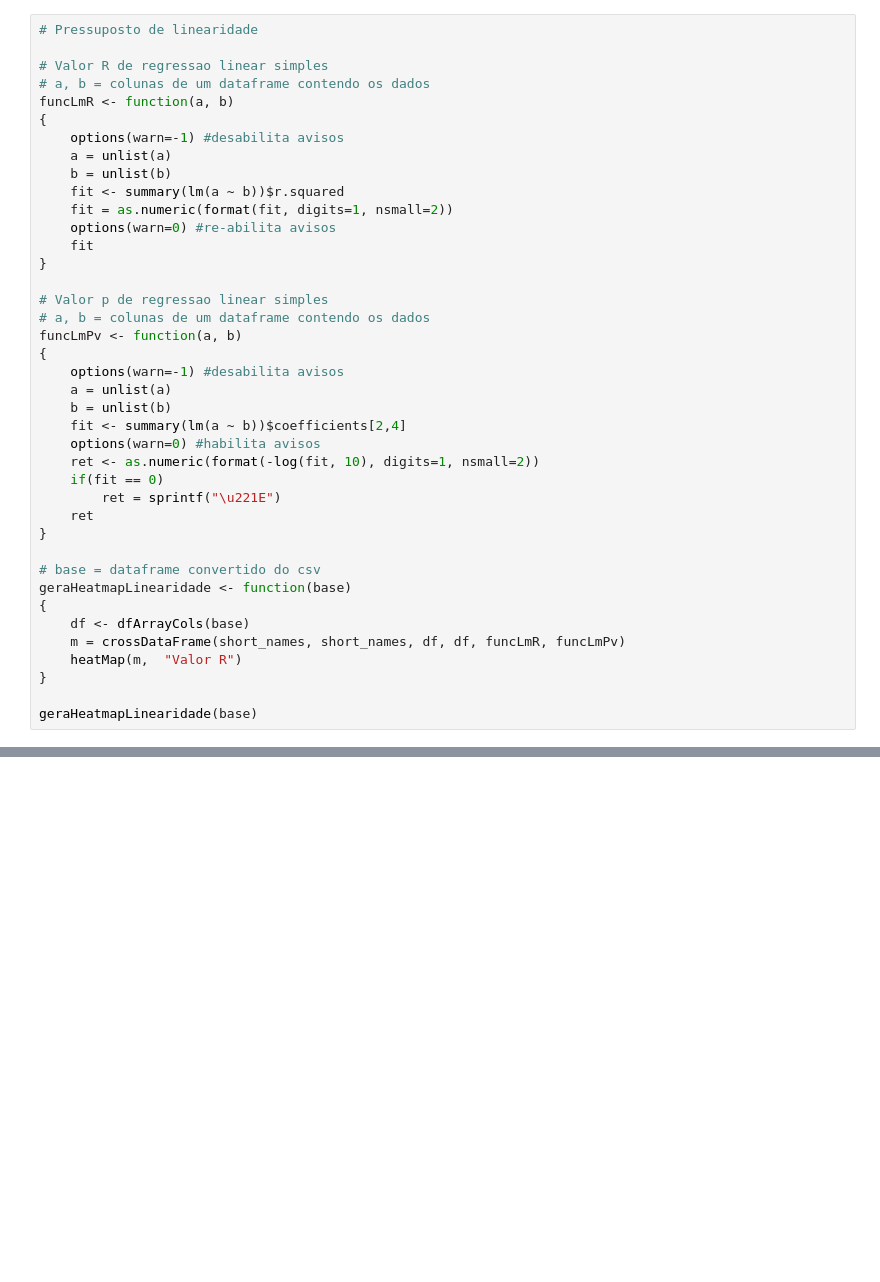
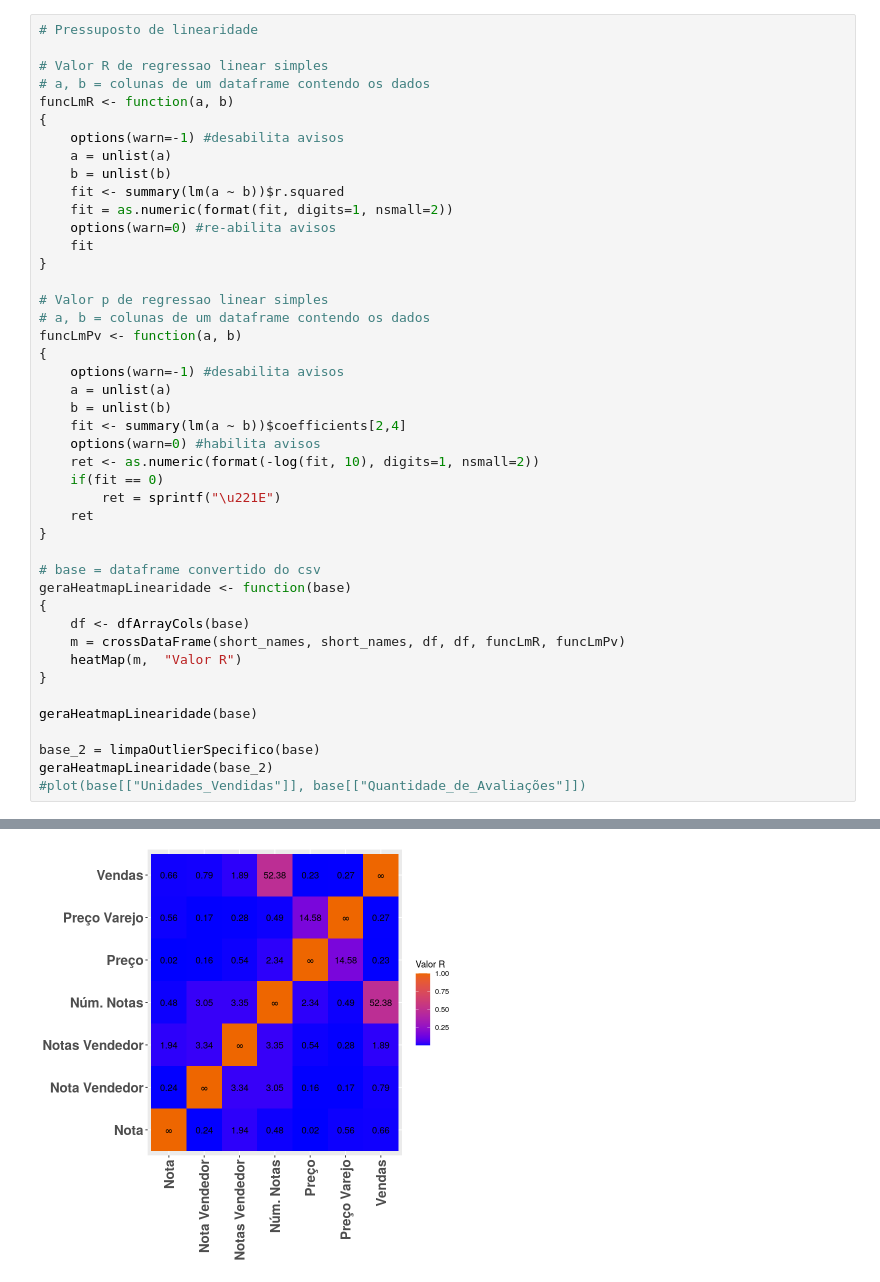
Before and after one commit to AspiranteAudaz/MetodosQuantiativos, a Jupyter notebook: Anova/Pressupostos.ipynb, the cells around one changed output, grey strips where cells are left out. Drawn from its saved outputs; the diff is of its cells as text; blank space fills up the shorter version.

```diff
--- a/Anova/Pressupostos.ipynb
+++ b/Anova/Pressupostos.ipynb
@@ -137,33 +221,38 @@ funcLmR <- function(a, b)
     options(warn=0) #re-abilita avisos
     fit
 }
 
 # Valor p de regressao linear simples
 # a, b = colunas de um dataframe contendo os dados
 funcLmPv <- function(a, b)
 {
     options(warn=-1) #desabilita avisos
     a = unlist(a)
     b = unlist(b)
     fit <- summary(lm(a ~ b))$coefficients[2,4]
     options(warn=0) #habilita avisos
     ret <- as.numeric(format(-log(fit, 10), digits=1, nsmall=2))
     if(fit == 0)
         ret = sprintf("\u221E")
     ret
 }
 
 # base = dataframe convertido do csv
 geraHeatmapLinearidade <- function(base)
 {
     df <- dfArrayCols(base)
     m = crossDataFrame(short_names, short_names, df, df, funcLmR, funcLmPv)
     heatMap(m,  "Valor R")
 }
 
 geraHeatmapLinearidade(base)
+
+base_2 = limpaOutlierSpecifico(base)
+geraHeatmapLinearidade(base_2)
+#plot(base[["Unidades_Vendidas"]], base[["Quantidade_de_Avaliações"]])
 # %% [output]
 [figure]
+[figure, added]
 # %%
 # Pressuposto de heteroscedasticidade.
 
```
Also changed, not shown: parts of 10 cells of this notebook, 1 other file.
